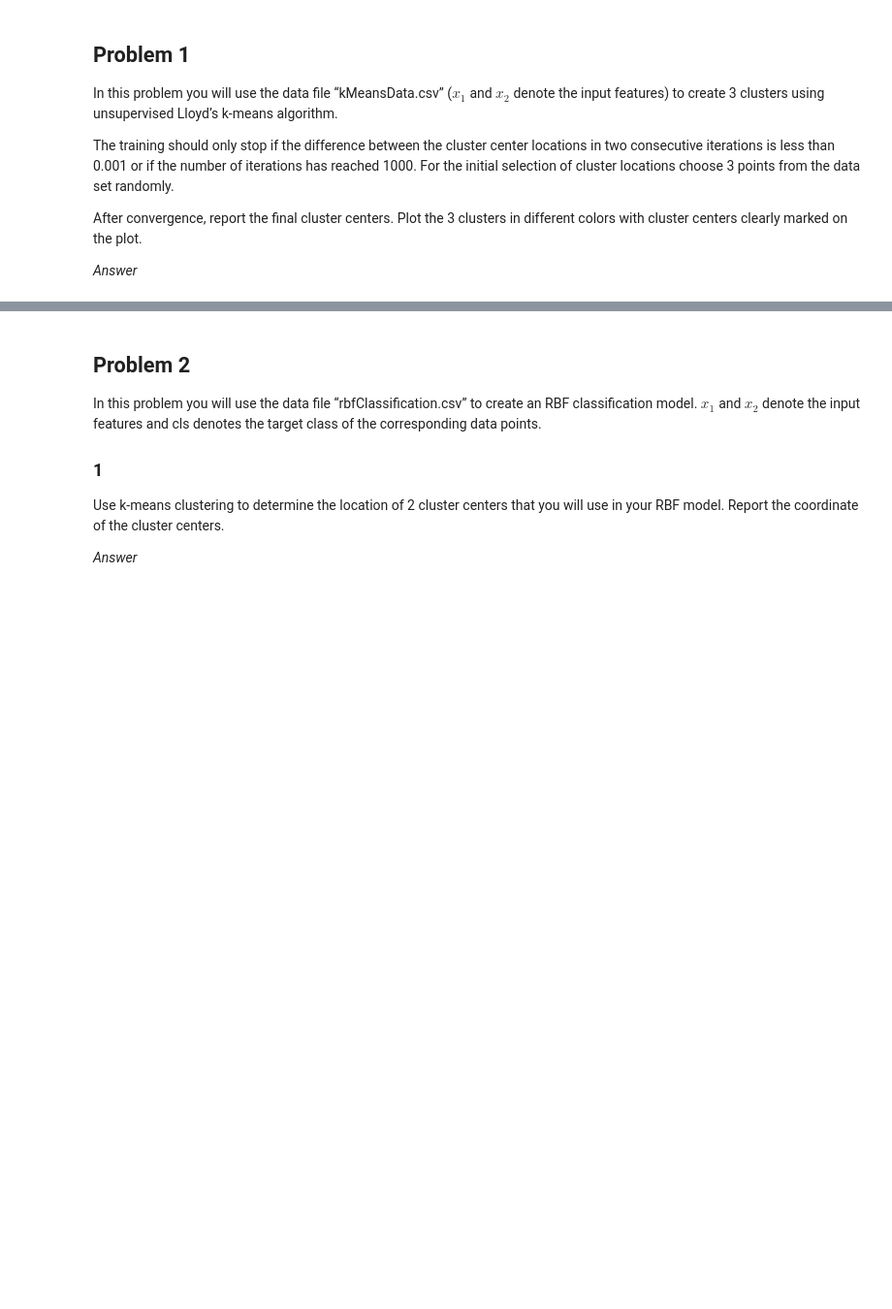
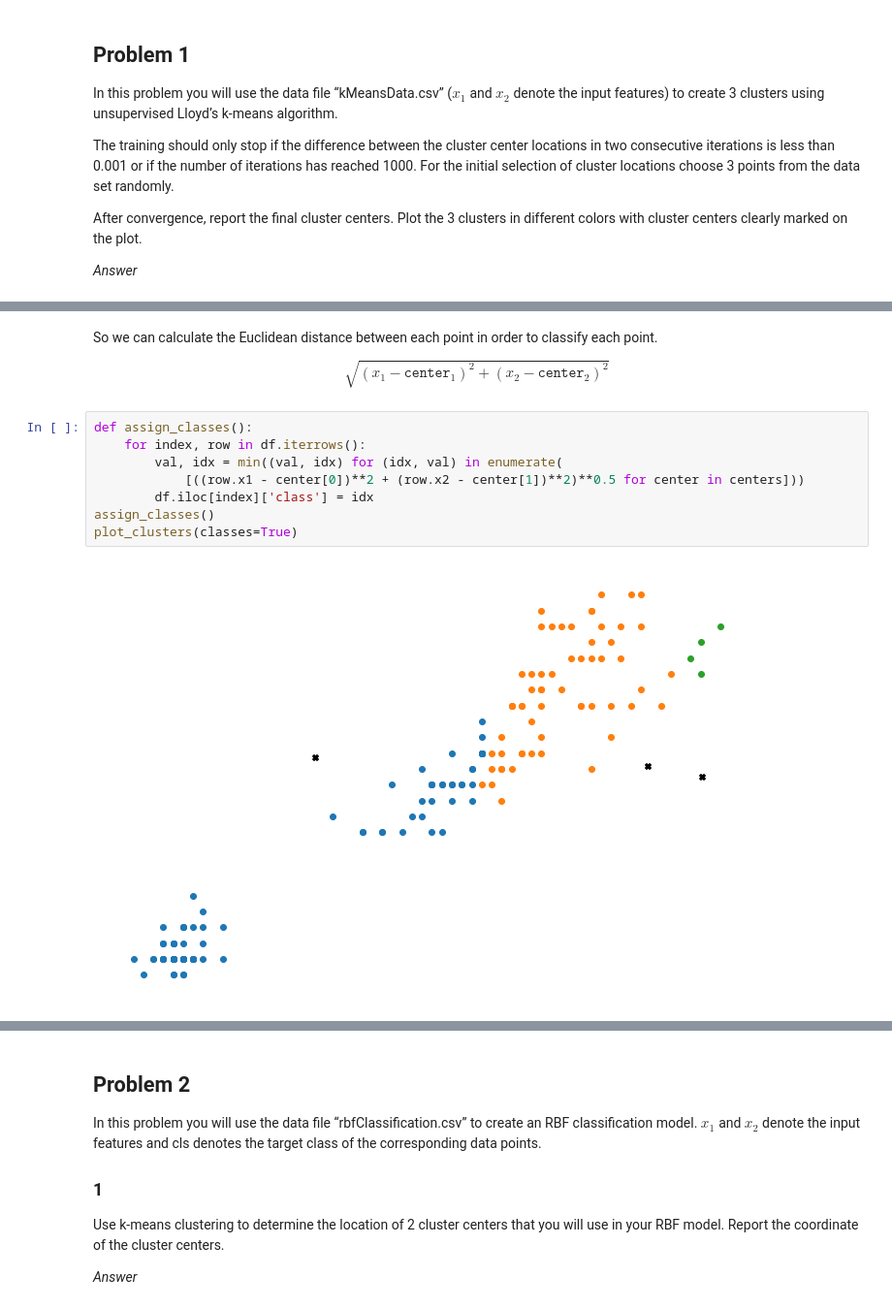
Before and after one commit to edalrami/machine-learning-hw3, a Jupyter notebook: MachineLearningHW3.ipynb, the cells around one changed output, grey strips where cells are left out. Shown at 97% size. Saved outputs shown, nothing was run; the diff lists cells and outputs as text; blank space fills up the shorter version.

```diff
--- a/MachineLearningHW3.ipynb
+++ b/MachineLearningHW3.ipynb
@@ -15,0 +60,17 @@ After convergence, report the final cluster centers. Plot the 3 clusters in diff
+# %% [markdown]
+So we can calculate the Euclidean distance between each point in order to classify each point.
+
+$$\sqrt{
+    (x_{1} - \texttt{center}_1)^{2} +
+    (x_{2} - \texttt{center}_2)^{2}
+} $$
+# %%
+def assign_classes():
+    for index, row in df.iterrows():
+        val, idx = min((val, idx) for (idx, val) in enumerate(
+            [((row.x1 - center[0])**2 + (row.x2 - center[1])**2)**0.5 for center in centers]))
+        df.iloc[index]['class'] = idx
+assign_classes()
+plot_clusters(classes=True)
+# %% [output]
+[figure, added]
```
Also changed, not shown: parts of 9 cells of this notebook.
